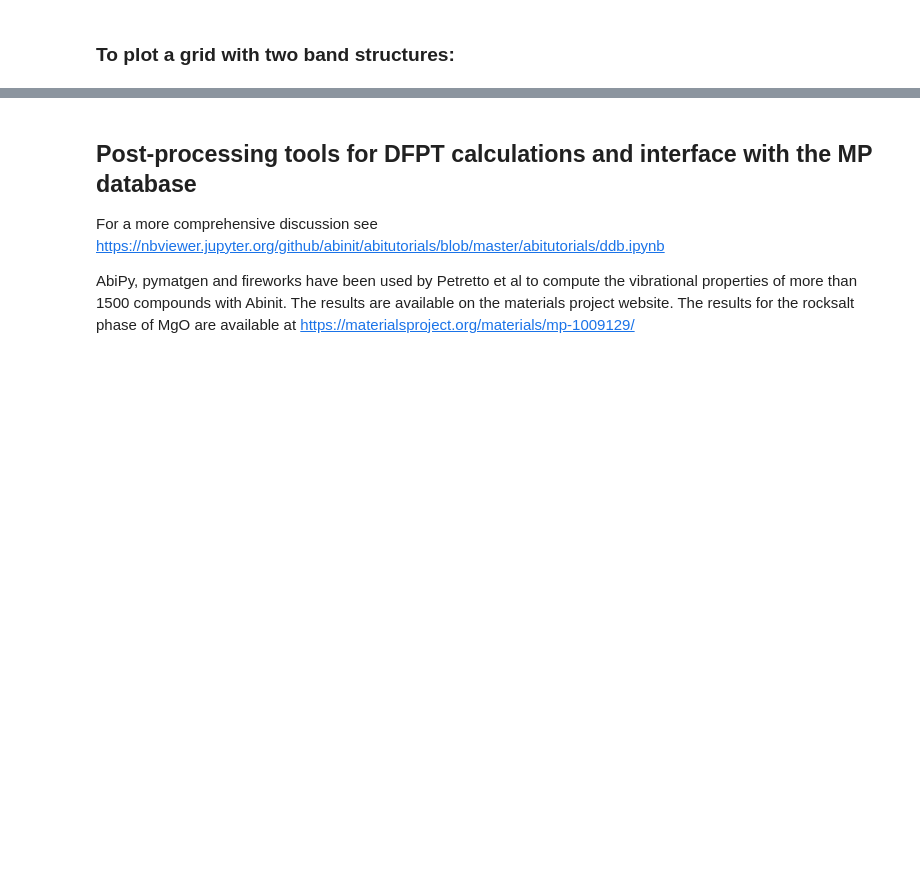
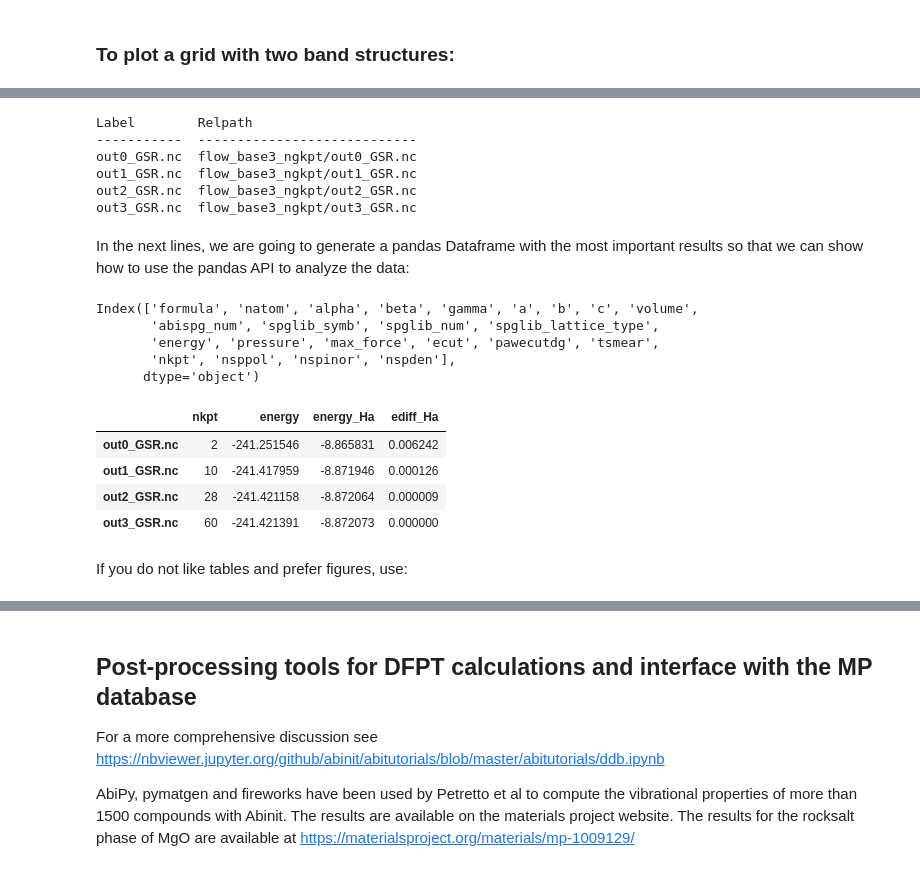
Before and after one commit to gmatteo/abipy_slides_aps_boston_2019, a Jupyter notebook: index.ipynb, the cells around one changed output, grey strips where cells are left out. Cells and saved outputs as stored; diff of their text form; code cells hidden in the pictures; blank space fills up the shorter version.

```diff
--- a/index.ipynb
+++ b/index.ipynb
@@ -285,0 +399,44 @@ plotter.gridplot(with_gaps=True);
+# %%
+robot_enekpt = abilab.GsrRobot.from_dir("flow_base3_ngkpt")
+robot_enekpt
+# %% [output]
+Label        Relpath
+-----------  ----------------------------
+out0_GSR.nc  flow_base3_ngkpt/out0_GSR.nc
+out1_GSR.nc  flow_base3_ngkpt/out1_GSR.nc
+out2_GSR.nc  flow_base3_ngkpt/out2_GSR.nc
+out3_GSR.nc  flow_base3_ngkpt/out3_GSR.nc
+# %% [markdown]
+In the next lines, we are going to generate a pandas Dataframe with the most important results so that we can show how to use the pandas API to analyze the data:
+# %%
+ene_table = robot_enekpt.get_dataframe()
+ene_table.keys()
+
+
+#The dataframe contains several columns but we are mainly interested in the number of k-points nkpt and in the energy (given in eV). Let's massage a bit the data to facilitate the post-processing:
+
+# We are gonna plot f(nkpt) so let's sort the rows first.
+ene_table.sort_values(by="nkpt", inplace=True)
+# %% [output]
+Index(['formula', 'natom', 'alpha', 'beta', 'gamma', 'a', 'b', 'c', 'volume',
+       'abispg_num', 'spglib_symb', 'spglib_num', 'spglib_lattice_type',
+       'energy', 'pressure', 'max_force', 'ecut', 'pawecutdg', 'tsmear',
+       'nkpt', 'nsppol', 'nspinor', 'nspden'],
+      dtype='object')
+# %%
+# Add a column with energies in Ha and another column with the difference wrt to the last point.
+
+ene_table["energy_Ha"] = ene_table["energy"] * abilab.units.eV_to_Ha
+ene_table["ediff_Ha"] = ene_table["energy_Ha"] - ene_table["energy_Ha"][-1]
+
+# before printing a subset of the columns with the syntax:
+
+ene_table[["nkpt", "energy", "energy_Ha", "ediff_Ha"]]
+# %% [output]
+|  | nkpt | energy | energy_Ha | ediff_Ha |
+| out0_GSR.nc | 2 | -241.251546 | -8.865831 | 0.006242 |
+| out1_GSR.nc | 10 | -241.417959 | -8.871946 | 0.000126 |
+| out2_GSR.nc | 28 | -241.421158 | -8.872064 | 0.000009 |
+| out3_GSR.nc | 60 | -241.421391 | -8.872073 | 0.000000 |
+# %% [markdown]
+If you do not like tables and prefer figures, use:
```
Also changed, not shown: parts of 77 cells of this notebook, 6 other files.
